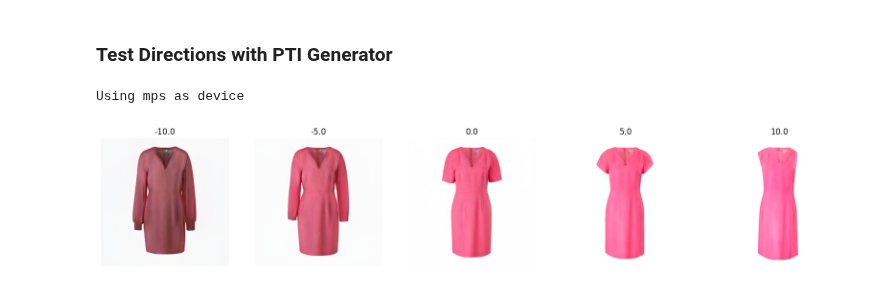
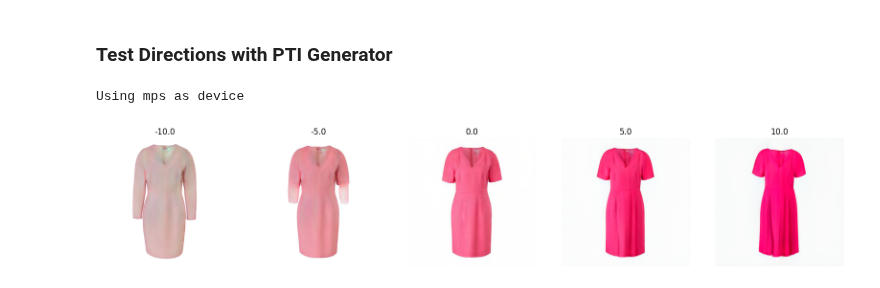
Before and after one commit to MGenschow/Thesis, a Jupyter notebook: 3_Manipulation/InterfaceGAN_Inspired/3_Edit.ipynb, the cells around one changed output. Cells and saved outputs as stored; diff of their text form; code cells hidden in the pictures.

Commit message:
Added support for one-vs-one multiple boundary training

```diff
--- a/3_Manipulation/InterfaceGAN_Inspired/3_Edit.ipynb
+++ b/3_Manipulation/InterfaceGAN_Inspired/3_Edit.ipynb
@@ -32,3 +28,0 @@ def tensor2im(var):
-# %%
-input_base_dir = f"{DATA_PATH}/Models/InterfaceGAN/Inputs/e4e_00005/{attribute}/"
-boundaries_base_dir = f"{DATA_PATH}/Models/InterfaceGAN/Outputs/e4e_00005/{attribute}/"
@@ -65,5 +49,5 @@ def generate_from_latent(latent):
 # %%
-def get_interpolations_multiple(latent_code, start_distance, end_distance, steps, dims_to_change):
+def get_interpolations_multiple(latent_code, start_distance, end_distance, steps, dims_to_change, boundaries_base_dir):
     linspace = np.linspace(start_distance, end_distance, steps)
 
     # Repeat Latent for num_steps
@@ -71,7 +55,7 @@ def get_interpolations_multiple(latent_code, start_distance, end_distance, steps
 
 
     for dim in dims_to_change:
-        boundary = np.load(f"{boundaries_base_dir}boundary_dim{dim}_{attribute}.npy")
+        boundary = np.load(f"{boundaries_base_dir}boundary_dim{dim}.npy")
         boundary = torch.tensor(boundary)
         for i in range(steps):
             latent_code[i, dim, :] = latent_code[i, dim, :] + linspace[i] * boundary
@@ -137,21 +148,26 @@ def generate_pti(latent):
     img = tensor2im(gen.squeeze(0))
     return img
 # %%
+attribute = 'category'
+att1 = 'Day dress'
+att2 = 'Occasion wear'
+
 steps = 5
 start_distance = -10
 end_distance = 10
 dims_to_change = [0, 1, 2, 3, 4, 5, 6, 7, 8, 9, 10, 11, 12, 13, 14, 15]
+boundaries_base_dir = f"{DATA_PATH}/Models/InterfaceGAN/Outputs/e4e_00005/{attribute}/{att1}_{att2}/"
 
-interpolations = get_interpolations_multiple(latent_pti, start_distance, end_distance, steps, dims_to_change)
+interpolations = get_interpolations_multiple(latent_pti, start_distance, end_distance, steps, dims_to_change, boundaries_base_dir)
 
 imgs = [generate_pti(interpolations[i, :, :].unsqueeze(0)) for i in range(steps)]
 fig, ax = plt.subplots(1, steps, figsize=(20, 5))
 ax = ax.ravel()
 for i in range(steps):
     ax[i].imshow(imgs[i])
     ax[i].axis('off')
     ax[i].set_title(f"{np.linspace(start_distance, end_distance, steps)[i]}")
 
 plt.show()
 # %% [output]
-[figure, old version]
+[figure, new version]
```
Also changed, not shown: parts of 9 cells of this notebook, 4 other files.
